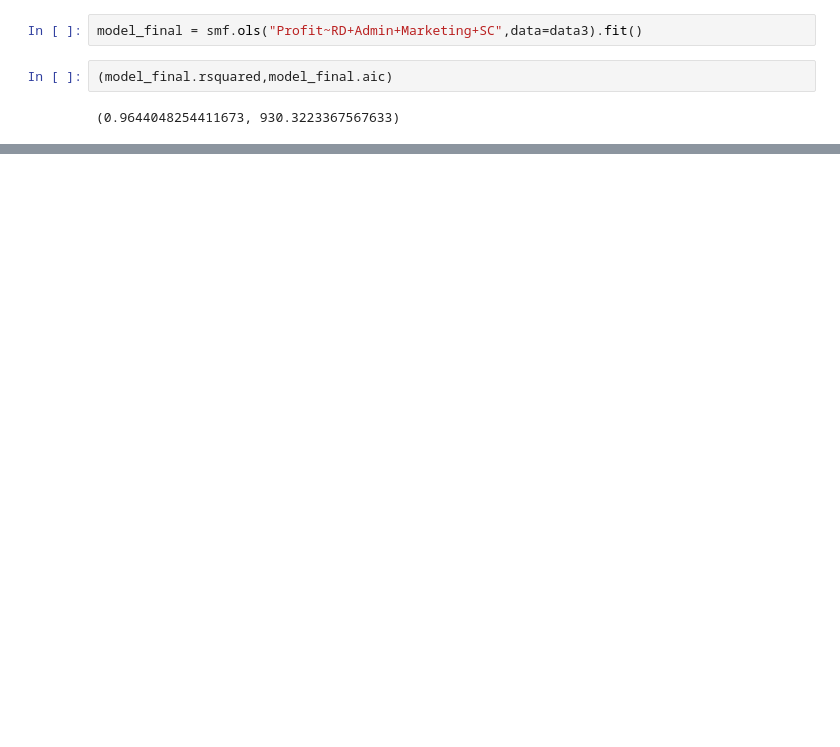
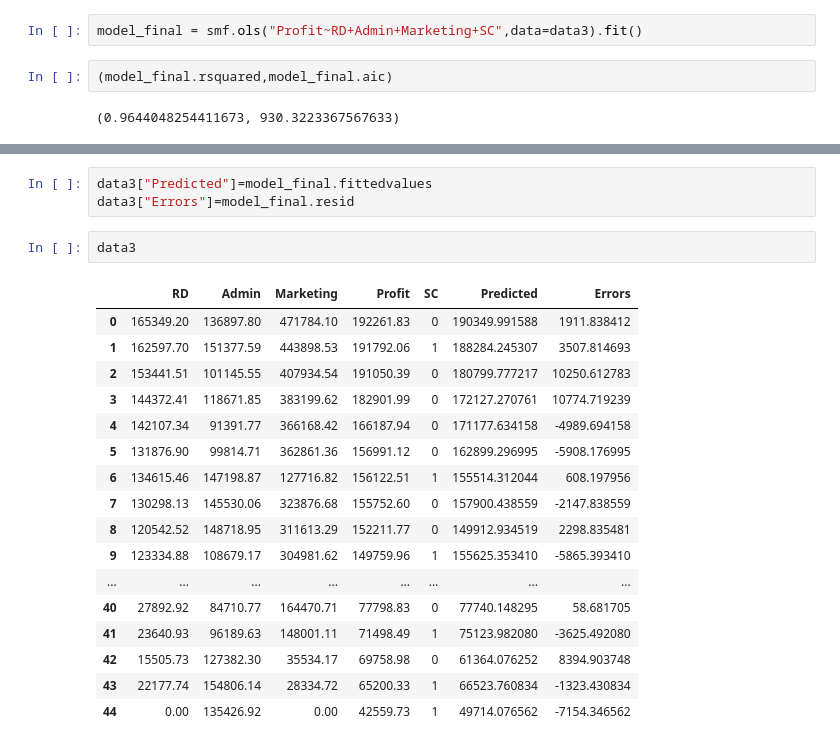
Before and after one commit to shanazdewan/Excelr-assignment, a Jupyter notebook: 50 Startups- Multiple Linear Regression.ipynb, the cells around one changed output, grey strips where cells are left out. Saved outputs shown, nothing was run; the diff lists cells and outputs as text; blank space fills up the shorter version.

```diff
--- a/50 Startups- Multiple Linear Regression.ipynb
+++ b/50 Startups- Multiple Linear Regression.ipynb
@@ -689,0 +730,23 @@ model_final = smf.ols("Profit~RD+Admin+Marketing+SC",data=data3).fit()
+# %%
+data3["Predicted"]=model_final.fittedvalues
+data3["Errors"]=model_final.resid
+# %%
+data3
+# %% [output]
+|  | RD | Admin | Marketing | Profit | SC | Predicted | Errors |
+| 0 | 165349.20 | 136897.80 | 471784.10 | 192261.83 | 0 | 190349.991588 | 1911.838412 |
+| 1 | 162597.70 | 151377.59 | 443898.53 | 191792.06 | 1 | 188284.245307 | 3507.814693 |
+| 2 | 153441.51 | 101145.55 | 407934.54 | 191050.39 | 0 | 180799.777217 | 10250.612783 |
+| 3 | 144372.41 | 118671.85 | 383199.62 | 182901.99 | 0 | 172127.270761 | 10774.719239 |
+| 4 | 142107.34 | 91391.77 | 366168.42 | 166187.94 | 0 | 171177.634158 | -4989.694158 |
+| 5 | 131876.90 | 99814.71 | 362861.36 | 156991.12 | 0 | 162899.296995 | -5908.176995 |
+| 6 | 134615.46 | 147198.87 | 127716.82 | 156122.51 | 1 | 155514.312044 | 608.197956 |
+| 7 | 130298.13 | 145530.06 | 323876.68 | 155752.60 | 0 | 157900.438559 | -2147.838559 |
+| 8 | 120542.52 | 148718.95 | 311613.29 | 152211.77 | 0 | 149912.934519 | 2298.835481 |
+| 9 | 123334.88 | 108679.17 | 304981.62 | 149759.96 | 1 | 155625.353410 | -5865.393410 |
+| ... | ... | ... | ... | ... | ... | ... | ... |
+| 40 | 27892.92 | 84710.77 | 164470.71 | 77798.83 | 0 | 77740.148295 | 58.681705 |
+| 41 | 23640.93 | 96189.63 | 148001.11 | 71498.49 | 1 | 75123.982080 | -3625.492080 |
+| 42 | 15505.73 | 127382.30 | 35534.17 | 69758.98 | 0 | 61364.076252 | 8394.903748 |
+| 43 | 22177.74 | 154806.14 | 28334.72 | 65200.33 | 1 | 66523.760834 | -1323.430834 |
+| 44 | 0.00 | 135426.92 | 0.00 | 42559.73 | 1 | 49714.076562 | -7154.346562 |
```
Also changed, not shown: parts of 25 cells of this notebook.
